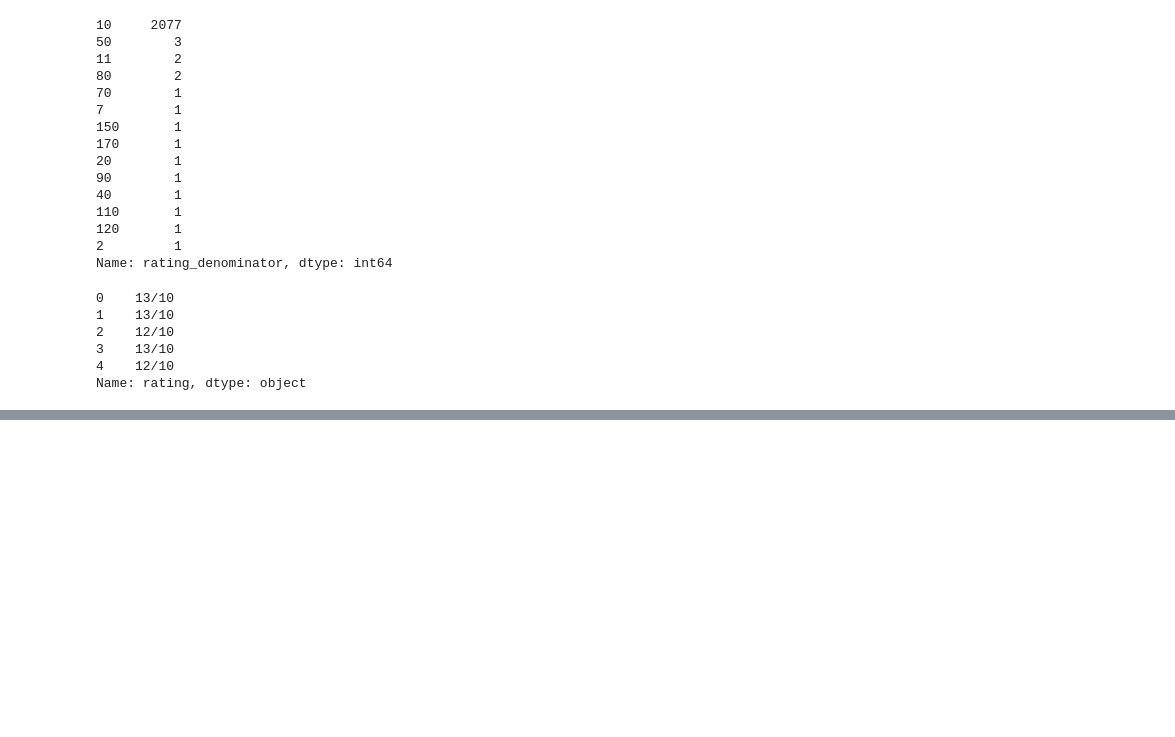
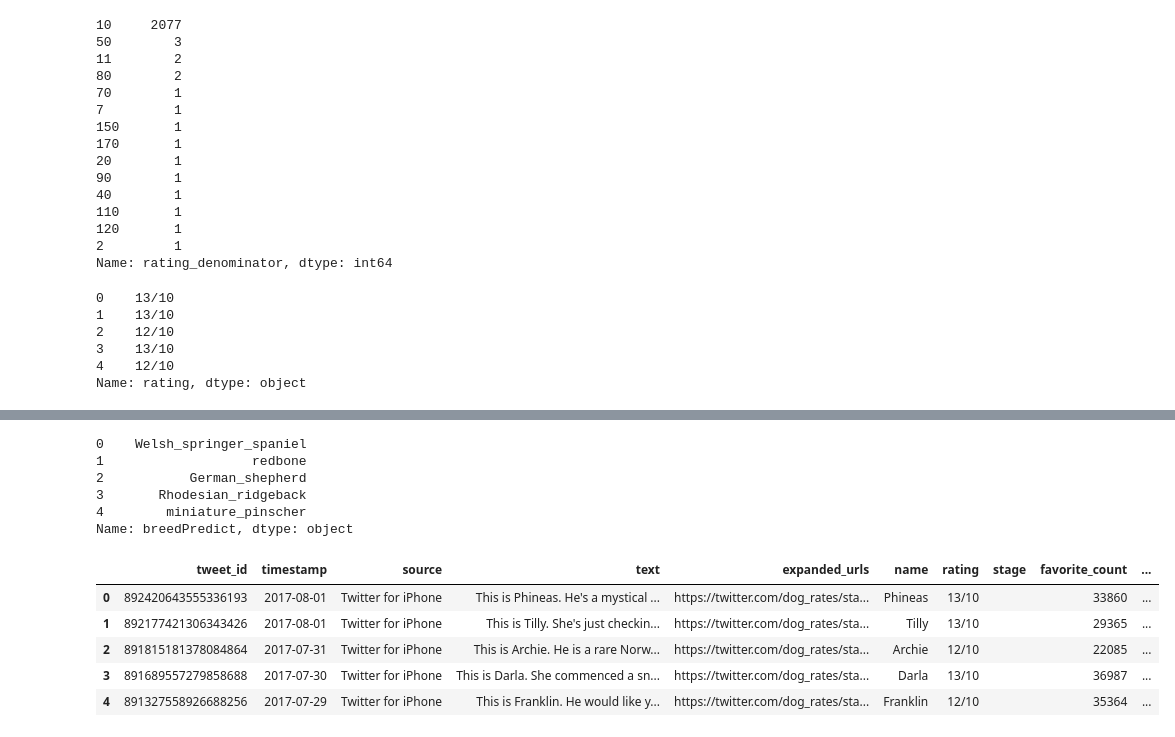
Before and after one commit to awojidetola/Udacity-Data-Analysis-ND, a Jupyter notebook: WeRateDogs Project/wrangle_act.ipynb, the cells around one changed output, grey strips where cells are left out. Cells and saved outputs as stored; diff of their text form; code cells hidden in the pictures; blank space fills up the shorter version.

```diff
--- a/WeRateDogs Project/wrangle_act.ipynb
+++ b/WeRateDogs Project/wrangle_act.ipynb
@@ -437,0 +524,27 @@ Name: rating, dtype: object
+# %%
+imagePrediction['breedPredict'] = imagePrediction['p1']
+imagePrediction.breedPredict[imagePrediction['p1_dog'] != True] = imagePrediction['p2']
+imagePrediction.breedPredict[(imagePrediction['p1_dog'] != True) & (imagePrediction['p2_dog'] != True)] = imagePrediction['p3']
+imagePrediction.breedPredict[(imagePrediction['p1_dog'] != True) & (imagePrediction['p2_dog'] != True) & (imagePrediction['p3_dog'] != True)] = np.nan
+# %%
+imagePrediction.breedPredict.head()
+# %% [output]
+0    Welsh_springer_spaniel
+1                   redbone
+2           German_shepherd
+3       Rhodesian_ridgeback
+4        miniature_pinscher
+Name: breedPredict, dtype: object
+# %%
+imagePrediction_copy = imagePrediction[['tweet_id','breedPredict']]
+# %%
+twitter_archive_copy = twitter_archive_copy.merge(imagePrediction_copy, right_on='tweet_id',left_on='tweet_id')
+# %%
+twitter_archive_copy.head()
+# %% [output]
+|  | tweet_id | timestamp | source | text | expanded_urls | name | rating | stage | favorite_count | ... |
+| 0 | 892420643555336193 | 2017-08-01 | Twitter for iPhone | This is Phineas. He's a mystical ... | https://twitter.com/dog_rates/sta... | Phineas | 13/10 |  | 33860 | ... |
+| 1 | 892177421306343426 | 2017-08-01 | Twitter for iPhone | This is Tilly. She's just checkin... | https://twitter.com/dog_rates/sta... | Tilly | 13/10 |  | 29365 | ... |
+| 2 | 891815181378084864 | 2017-07-31 | Twitter for iPhone | This is Archie. He is a rare Norw... | https://twitter.com/dog_rates/sta... | Archie | 12/10 |  | 22085 | ... |
+| 3 | 891689557279858688 | 2017-07-30 | Twitter for iPhone | This is Darla. She commenced a sn... | https://twitter.com/dog_rates/sta... | Darla | 13/10 |  | 36987 | ... |
+| 4 | 891327558926688256 | 2017-07-29 | Twitter for iPhone | This is Franklin. He would like y... | https://twitter.com/dog_rates/sta... | Franklin | 12/10 |  | 35364 | ... |
```
Also changed, not shown: parts of 20 cells of this notebook, 2 other files.
